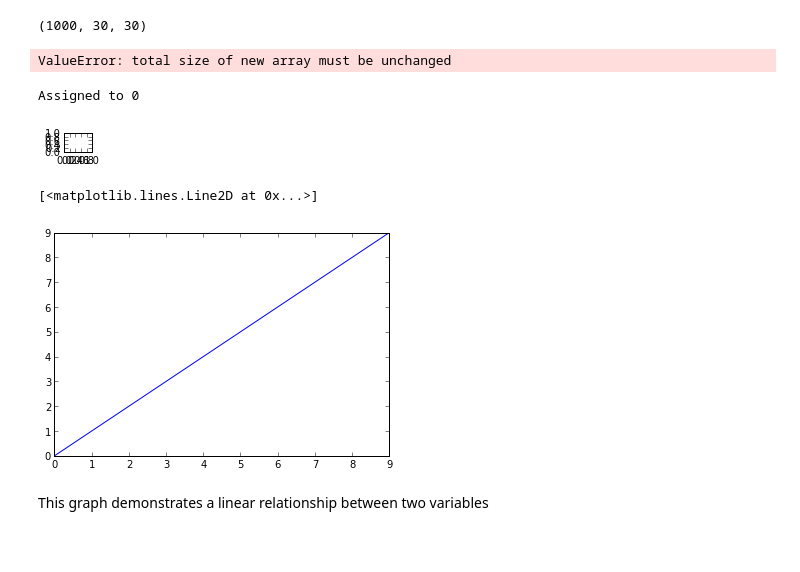
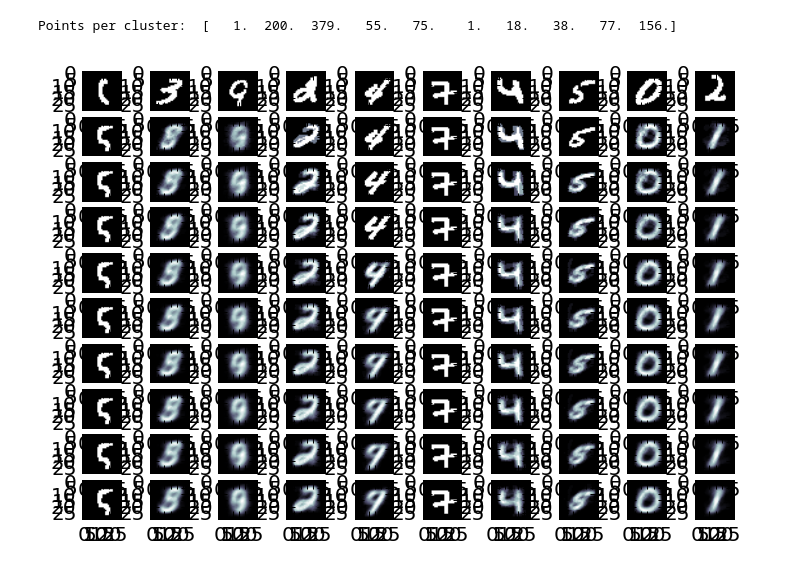
Before and after one commit to kolchinski/alex-thesis, a Jupyter notebook: Test.ipynb, the cells around one changed output. Drawn from its saved outputs; the diff is of its cells as text; code cells hidden in the pictures; blank space fills up the shorter version.

Commit message:
Tinkered with preexisting files to make iPython notebook work correctly, made iPython notebook display figures 2x bigger

```diff
--- a/Test.ipynb
+++ b/Test.ipynb
@@ -2,7 +2,6 @@
 import digit_features as df
 import numpy as np
 import amitgroup as ag
+import SeqKMeans as skm
+import matplotlib
+matplotlib.rcParams['savefig.dpi'] = 2 * matplotlib.rcParams['savefig.dpi']
-# %%
-print df.pixelTrainData().shape
-# %% [output]
-(1000, 30, 30)
@@ -11,14 +8,6 @@ import SeqKMeans as skm
 # %%
-skm = skm.SeqKMeans(df.pixelTrainData(),10)
+skm1 = skm.SeqKMeans(df.flatPixelTrainData(),10)
+skm1.trainMeans()
 # %% [output]
-ValueError: total size of new array must be unchanged
+Points per cluster:  [   1.  200.  379.   55.   75.    1.   18.   38.   77.  156.]
-Assigned to 0
-[figure, old version]
+[figure, new version]
-# %%
-import matplotlib.pyplot as plt
-plt.plot(range(10))
-# %% [output]
-[<matplotlib.lines.Line2D at 0x...>]
-[figure, removed]
-# %% [markdown]
-This graph demonstrates a linear relationship between two variables
```
Also changed, not shown: parts of 1 cell of this notebook, 2 other files.
